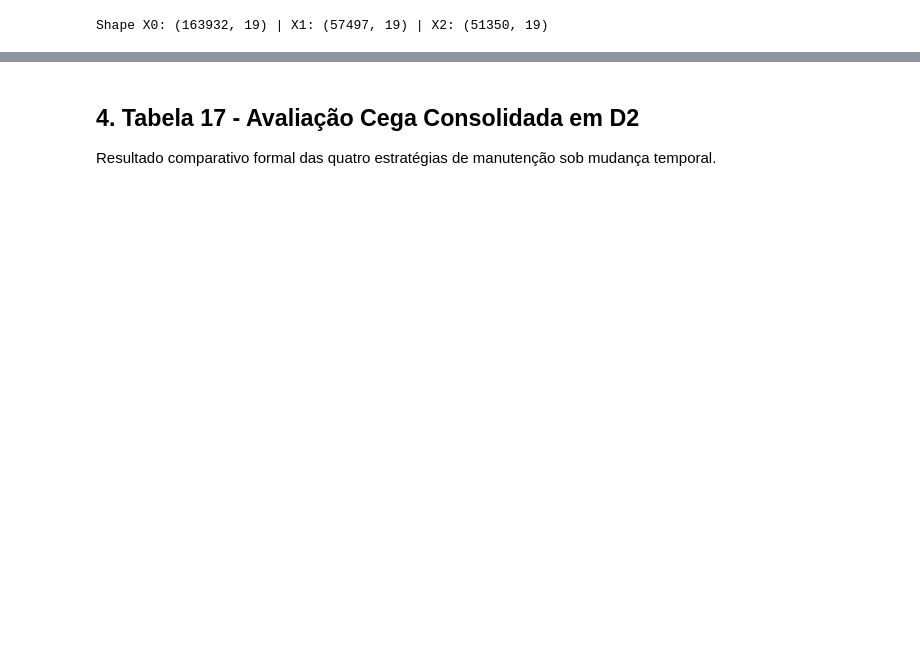
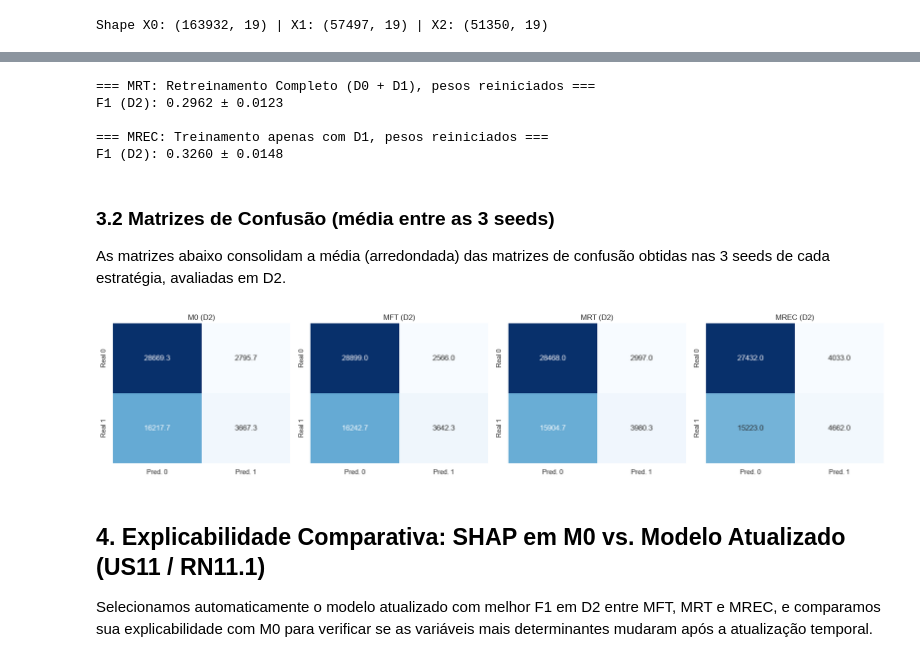
Before and after one commit to nuno-m-abilio/spotify-charts-ml, a Jupyter notebook: notebooks/04_experiments_evaluation.ipynb, the cells around one changed output, grey strips where cells are left out. Drawn from its saved outputs; the diff is of its cells as text; code cells hidden in the pictures; blank space fills up the shorter version.

```diff
--- a/notebooks/04_experiments_evaluation.ipynb
+++ b/notebooks/04_experiments_evaluation.ipynb
@@ -11,30 +13,40 @@ Este notebook concentra a esteira de modelagem.
 # %%
 import sys
 import os
+import copy
+import time
+import warnings
+
 import pandas as pd
 import numpy as np
-import time
 import shap
 import matplotlib.pyplot as plt
-import warnings
+import seaborn as sns
 
 from sklearn.linear_model import LogisticRegression
 from sklearn.ensemble import RandomForestClassifier
 from sklearn.neural_network import MLPClassifier
-from sklearn.metrics import accuracy_score, precision_score, recall_score, f1_score, average_precision_score, confusion_matrix
+from sklearn.model_selection import TimeSeriesSplit
+from sklearn.metrics import (
+    accuracy_score, precision_score, recall_score, f1_score,
+    average_precision_score, confusion_matrix, matthews_corrcoef
+)
 
 sys.path.append(os.path.abspath('..'))
 from src.data_processing import TemporalPreprocessor
 from src.custom_models import LogisticRegressionCustom
 
 warnings.filterwarnings('ignore')
+sns.set_theme(style="whitegrid")
 
-# 1. Carga de Dados
+SEEDS = [42, 123, 999]
+
+# 1. Carga de Dados (mantendo colunas originais para análise de erros posterior)
 d0 = pd.read_csv('../data/processed/d0.csv')
 d1 = pd.read_csv('../data/processed/d1.csv')
 d2 = pd.read_csv('../data/processed/d2.csv')
 
-# 2. Pré-processamento Restrito
+# 2. Pré-processamento Restrito (fit exclusivamente em D0)
 preprocessor = TemporalPreprocessor()
 X0, y0 = preprocessor.fit(d0).transform(d0)
 X1, y1 = preprocessor.transform(d1)
@@ -177,5 +281,41 @@ shap.summary_plot(vals, X_sample, feature_names=features_names, plot_type="bar")
+# %%
+print("=== MRT: Retreinamento Completo (D0 + D1), pesos reiniciados ===")
+summary_mrt, cm_mrt, models_mrt, df_mrt = train_eval_mlp(X01, y01, X2, y2, base_params, base_max_iter=50)
+print(f"F1 (D2): {summary_mrt['F1_mean']:.4f} ± {summary_mrt['F1_std']:.4f}")
+
+print("\n=== MREC: Treinamento apenas com D1, pesos reiniciados ===")
+summary_mrec, cm_mrec, models_mrec, df_mrec = train_eval_mlp(X1, y1, X2, y2, base_params, base_max_iter=50)
+print(f"F1 (D2): {summary_mrec['F1_mean']:.4f} ± {summary_mrec['F1_std']:.4f}")
+# %% [output]
+=== MRT: Retreinamento Completo (D0 + D1), pesos reiniciados ===
+F1 (D2): 0.2962 ± 0.0123
+
+=== MREC: Treinamento apenas com D1, pesos reiniciados ===
+F1 (D2): 0.3260 ± 0.0148
+# %% [markdown]
+### 3.2 Matrizes de Confusão (média entre as 3 seeds)
+
+As matrizes abaixo consolidam a média (arredondada) das matrizes de confusão obtidas nas 3 seeds de cada estratégia, avaliadas em D2.
+# %%
+matrizes = {
+    'M0': cm_m0,
+    'MFT': cm_mft,
+    'MRT': cm_mrt,
+    'MREC': cm_mrec
+}
+
+fig, axes = plt.subplots(1, 4, figsize=(18, 4))
+for ax, (nome, cm) in zip(axes, matrizes.items()):
+    sns.heatmap(cm, annot=True, fmt=".1f", cmap="Blues", cbar=False, ax=ax,
+                xticklabels=['Pred. 0', 'Pred. 1'], yticklabels=['Real 0', 'Real 1'])
+    ax.set_title(f"{nome} (D2)")
+
+plt.tight_layout()
+plt.show()
+# %% [output]
+[figure, added]
 # %% [markdown]
-## 4. Tabela 17 - Avaliação Cega Consolidada em D2
+## 4. Explicabilidade Comparativa: SHAP em M0 vs. Modelo Atualizado (US11 / RN11.1)
 
-Resultado comparativo formal das quatro estratégias de manutenção sob mudança temporal.
+Selecionamos automaticamente o modelo atualizado com melhor F1 em D2 entre MFT, MRT e MREC, e comparamos sua explicabilidade com M0 para verificar se as variáveis mais determinantes mudaram após a atualização temporal.
 # %%
```
Also changed, not shown: parts of 19 cells of this notebook, 6 other files.
